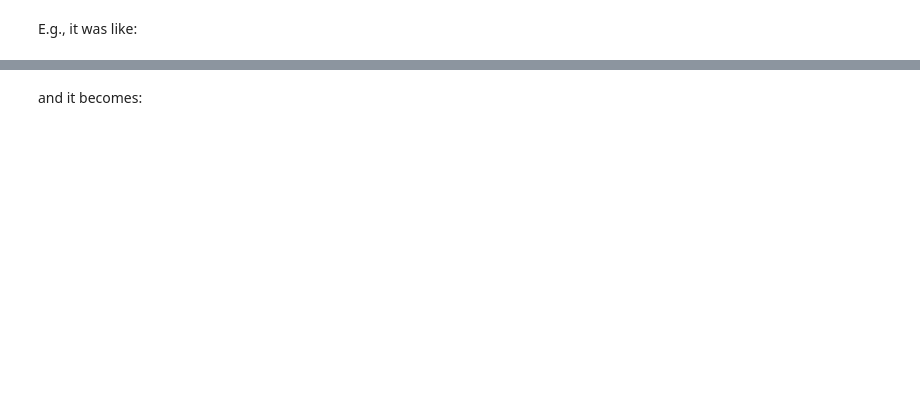
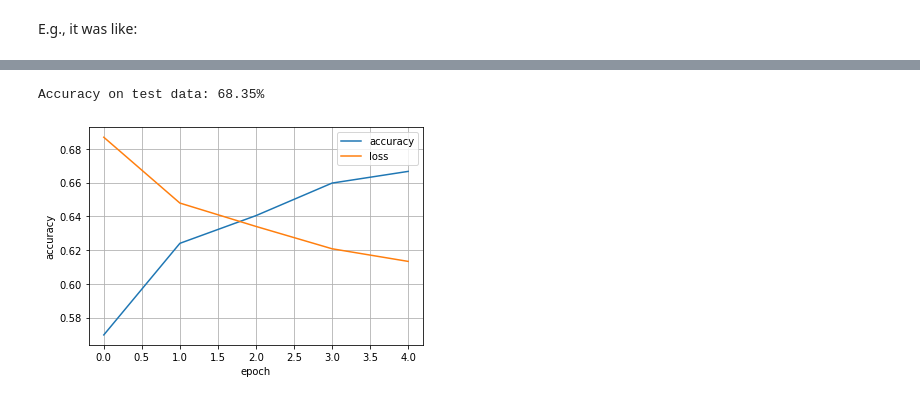
Before and after one commit to zer0deck/MLT, a Jupyter notebook: Lab_5/task5.ipynb, the cells around one changed output, grey strips where cells are left out. Cells and saved outputs as stored; diff of their text form; code cells hidden in the pictures; blank space fills up the shorter version.

```diff
--- a/Lab_5/task5.ipynb
+++ b/Lab_5/task5.ipynb
@@ -222,0 +319,6 @@ E.g., it was like:
+# %%
+resnet_net = ResNet50(weights='imagenet',
+                  include_top=False,
+                  input_shape=(150, 150, 3))
+resnet_net.trainable = False
+resnet_net.summary()
@@ -222,0 +343,16 @@ E.g., it was like:
+# %%
+# add layers to ResNet50:
+
+model_resnet = Sequential()
+model_resnet.add(resnet_net)
+# + flattening
+model_resnet.add(Flatten())
+# + Dense fullyconnected layer with 256 neurons
+model_resnet.add(Dense(256, activation="relu"))
+# + ReLu
+# + Dropout
+model_resnet.add(Dropout(0.5))
+# + Dense layer with 1 neuron
+model_resnet.add(Dense(1,activation="sigmoid"))
+# + sigmoid
+model_resnet.summary()
@@ -222,0 +379,14 @@ E.g., it was like:
+# %%
+model_resnet.compile(
+    loss="binary_crossentropy",
+    optimizer=Adam(learning_rate=1e-5),
+    metrics=["accuracy"]
+)
+# %%
+model_ResNet_hist = model_resnet.fit_generator(
+    train_generator,
+    steps_per_epoch=nb_train_samples // batch_size,
+    epochs=5,
+    validation_data=val_generator,
+    validation_steps=nb_validation_samples // batch_size
+)
@@ -222,0 +404,9 @@ E.g., it was like:
+# %%
+scores = model_resnet.evaluate_generator(test_generator, nb_test_samples // batch_size)
+print("Accuracy on test data: %.2f%%" % (scores[1]*100))
+# %% [output]
+Accuracy on test data: 68.35%
+# %%
+print_accur_loss(model_ResNet_hist)
+# %% [output]
+[figure, added]
@@ -228,2 +429,0 @@ plt.show()
-# %% [markdown]
-and it becomes:
```
Also changed, not shown: parts of 28 cells of this notebook, 1 other file.
